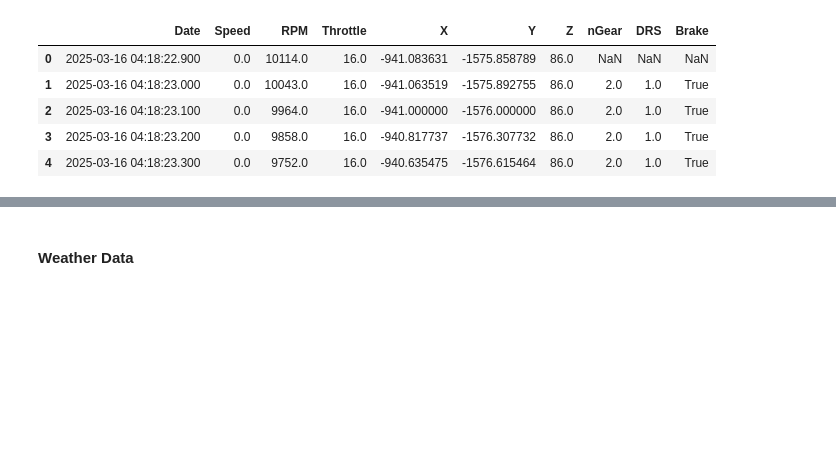
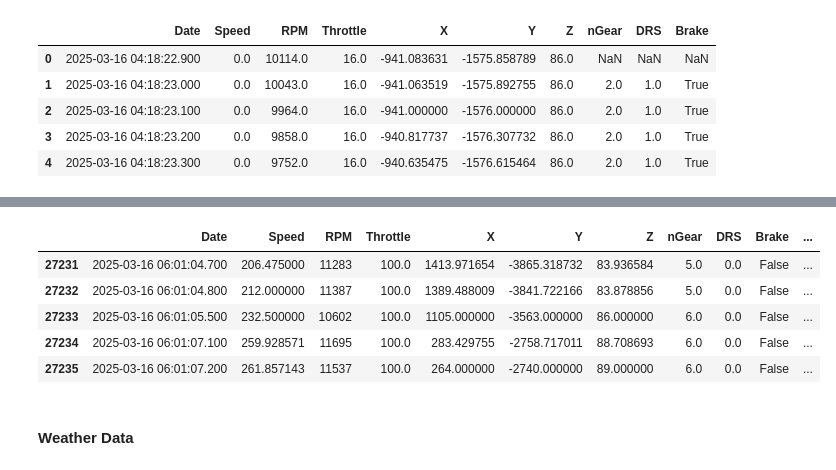
Before and after one commit to Mrityunjayyshukla/Formula-1-Race-Strategy-Intelligence-Platform, a Jupyter notebook: data_cleaning_sample.ipynb, the cells around one changed output, grey strips where cells are left out. Drawn from its saved outputs; the diff is of its cells as text; code cells hidden in the pictures; blank space fills up the shorter version.

```diff
--- a/data_cleaning_sample.ipynb
+++ b/data_cleaning_sample.ipynb
@@ -412,6 +412,16 @@ tele_df.tail()
 | 2025-03-16 06:01:06.687 | 02:53:44.068 |  | 00:01:27.371 | 11595 | 255.000000 | 6 | 100.0 | False | 0 | car | ... |
 | 2025-03-16 06:01:07.808 | 02:53:45.189 |  | 00:01:28.492 | 10771 | 271.000000 | 7 | 100.0 | False | 0 | car | ... |
 | 2025-03-16 06:01:08.187 | 02:53:45.568 |  | 00:01:28.871 | 10930 | 275.190001 | 7 | 100.0 | False | 0 | pos | ... |
+# %%
+tele_clean = pd.read_parquet("tele_cleaned.parquet")
+tele_clean.tail()
+# %% [output]
+|  | Date | Speed | RPM | Throttle | X | Y | Z | nGear | DRS | Brake | ... |
+| 27231 | 2025-03-16 06:01:04.700 | 206.475000 | 11283 | 100.0 | 1413.971654 | -3865.318732 | 83.936584 | 5.0 | 0.0 | False | ... |
+| 27232 | 2025-03-16 06:01:04.800 | 212.000000 | 11387 | 100.0 | 1389.488009 | -3841.722166 | 83.878856 | 5.0 | 0.0 | False | ... |
+| 27233 | 2025-03-16 06:01:05.500 | 232.500000 | 10602 | 100.0 | 1105.000000 | -3563.000000 | 86.000000 | 6.0 | 0.0 | False | ... |
+| 27234 | 2025-03-16 06:01:07.100 | 259.928571 | 11695 | 100.0 | 283.429755 | -2758.717011 | 88.708693 | 6.0 | 0.0 | False | ... |
+| 27235 | 2025-03-16 06:01:07.200 | 261.857143 | 11537 | 100.0 | 264.000000 | -2740.000000 | 89.000000 | 6.0 | 0.0 | False | ... |
 # %% [markdown]
 #### **Weather Data**
 # %%
```
Also changed, not shown: parts of 1 cell of this notebook, 2 other files.
